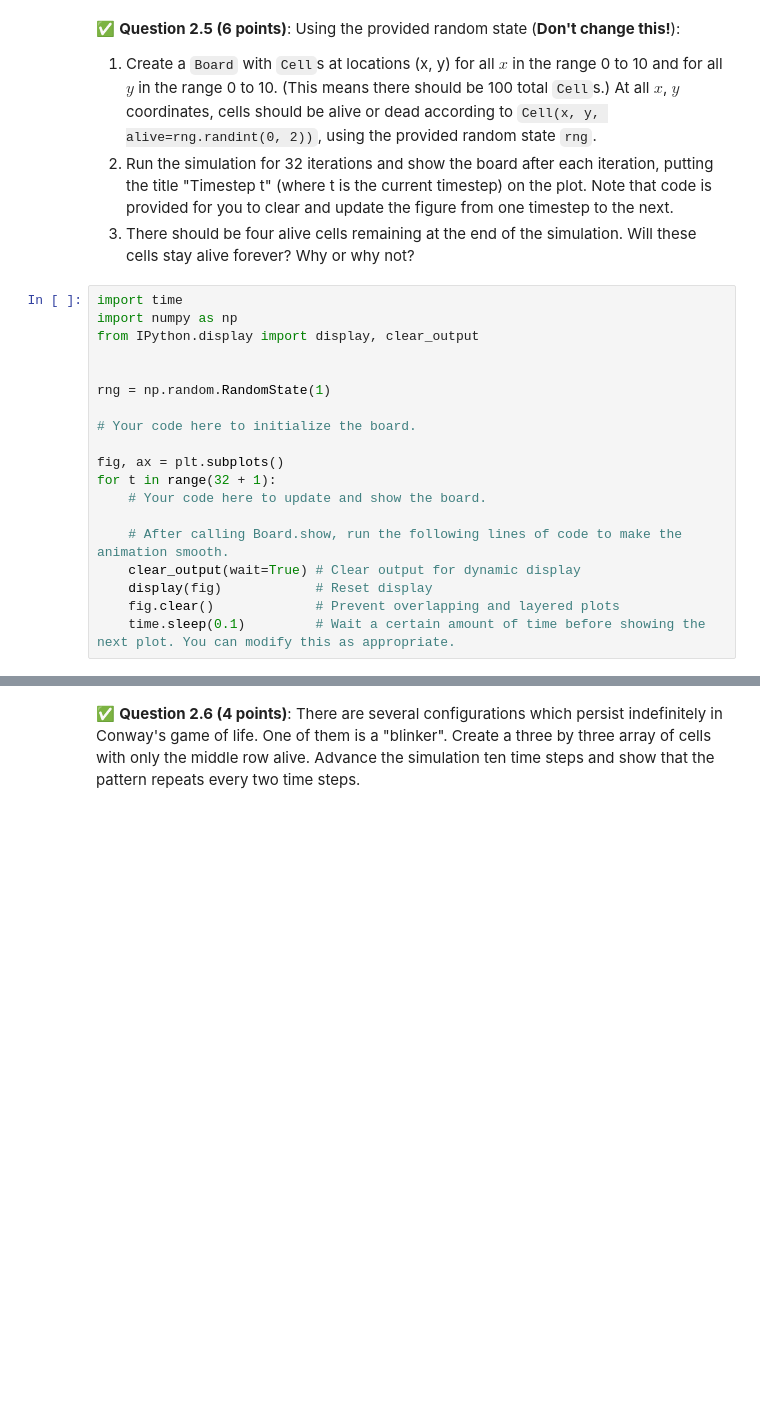
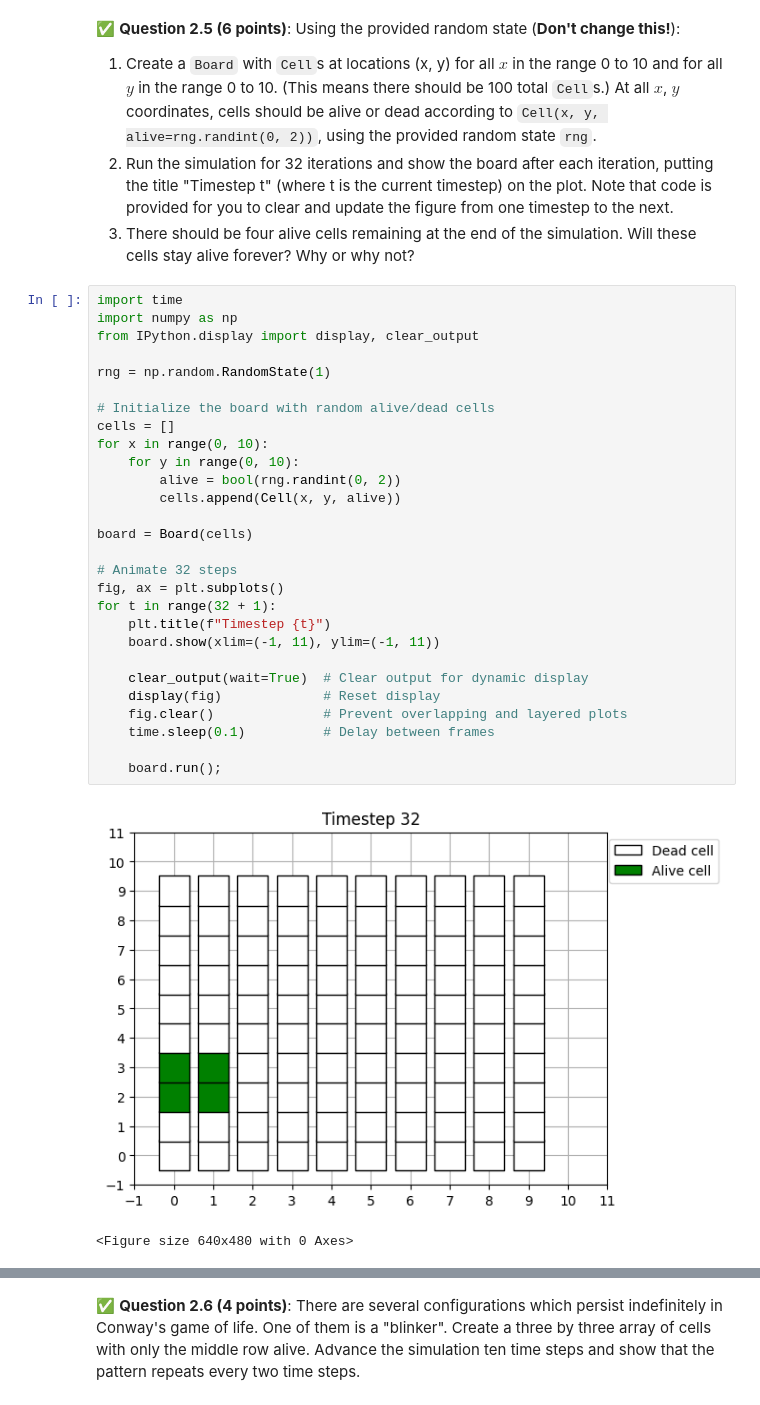
Before and after one commit to Zwillbeast659/CMSE202-f25-turnin, a Jupyter notebook: hw-02/HW-02_ABMandGraphTheory-STUDENT.ipynb, the cells around one changed output, grey strips where cells are left out. Drawn from its saved outputs; the diff is of its cells as text; blank space fills up the shorter version.

```diff
--- a/hw-02/HW-02_ABMandGraphTheory-STUDENT.ipynb
+++ b/hw-02/HW-02_ABMandGraphTheory-STUDENT.ipynb
@@ -313,19 +375,31 @@ class Board:
 # %%
 import time
 import numpy as np
 from IPython.display import display, clear_output
 
-
 rng = np.random.RandomState(1)
 
-# Your code here to initialize the board.
+# Initialize the board with random alive/dead cells
+cells = []
+for x in range(0, 10):
+    for y in range(0, 10):
+        alive = bool(rng.randint(0, 2))
+        cells.append(Cell(x, y, alive))
 
+board = Board(cells)
+
+# Animate 32 steps
 fig, ax = plt.subplots()
 for t in range(32 + 1):
-    # Your code here to update and show the board.
+    plt.title(f"Timestep {t}")
+    board.show(xlim=(-1, 11), ylim=(-1, 11))
 
-    # After calling Board.show, run the following lines of code to make the animation smooth.
-    clear_output(wait=True) # Clear output for dynamic display
-    display(fig)            # Reset display
-    fig.clear()             # Prevent overlapping and layered plots
-    time.sleep(0.1)         # Wait a certain amount of time before showing the next plot. You can modify this as appropriate.
+    clear_output(wait=True)  # Clear output for dynamic display
+    display(fig)             # Reset display
+    fig.clear()              # Prevent overlapping and layered plots
+    time.sleep(0.1)          # Delay between frames
+
+    board.run();
+# %% [output]
+[figure, added]
+<Figure size 640x480 with 0 Axes>
```
Also changed, not shown: parts of 18 cells of this notebook.
